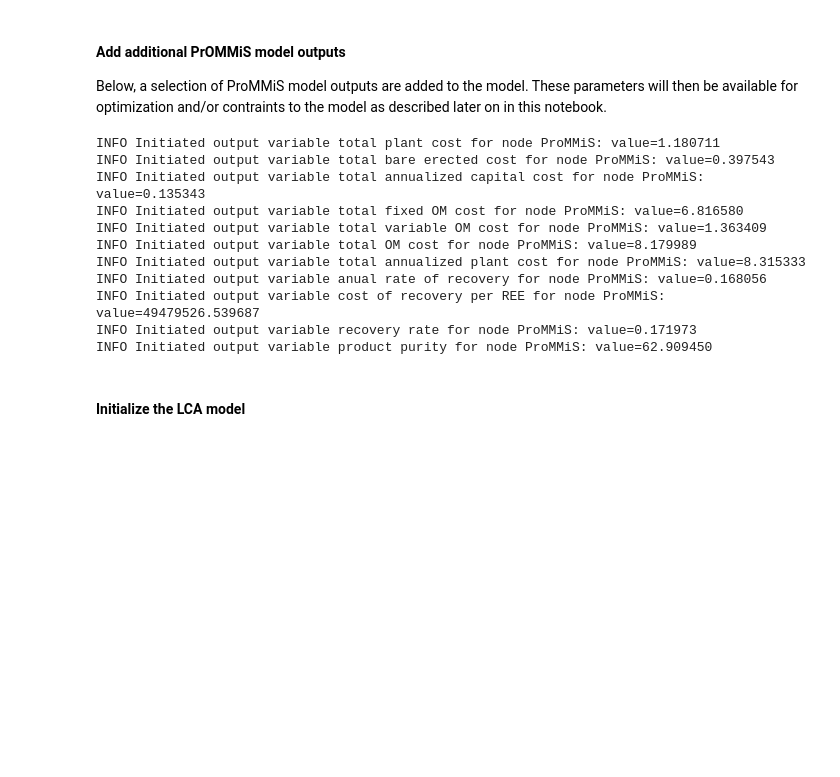
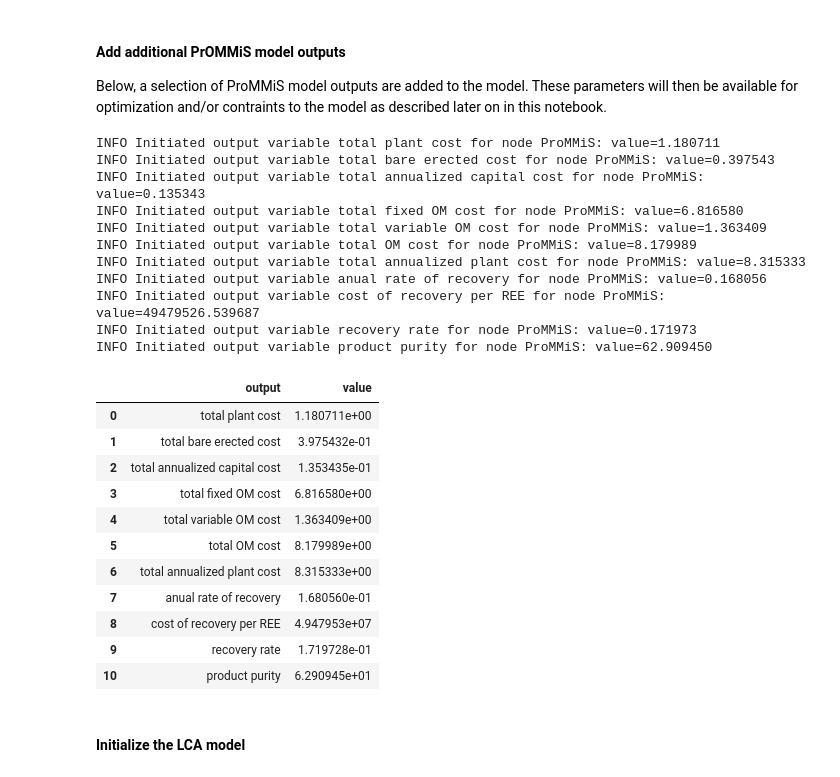
Before and after one commit to frankhanna94/lca-prommis-francis, a Jupyter notebook: IDAES_LCA_Integration.ipynb, the cells around one changed output. Drawn from its saved outputs; the diff is of its cells as text; code cells hidden in the pictures; blank space fills up the shorter version.

```diff
--- a/IDAES_LCA_Integration.ipynb
+++ b/IDAES_LCA_Integration.ipynb
@@ -149,18 +139,31 @@ Below, a selection of ProMMiS model outputs are added to the model.
 These parameters will then be available for optimization and/or contraints to the model as described later on in this notebook.</span>
 # %%
 prommis_outputs_df = foqus_class.generate_prommis_outputs(nf, m)
+prommis_outputs_df
 # %% [output]
 INFO Initiated output variable total plant cost for node ProMMiS: value=1.180711
 INFO Initiated output variable total bare erected cost for node ProMMiS: value=0.397543
 INFO Initiated output variable total annualized capital cost for node ProMMiS: value=0.135343
 INFO Initiated output variable total fixed OM cost for node ProMMiS: value=6.816580
 INFO Initiated output variable total variable OM cost for node ProMMiS: value=1.363409
 INFO Initiated output variable total OM cost for node ProMMiS: value=8.179989
 INFO Initiated output variable total annualized plant cost for node ProMMiS: value=8.315333
 INFO Initiated output variable anual rate of recovery for node ProMMiS: value=0.168056
 INFO Initiated output variable cost of recovery per REE for node ProMMiS: value=49479526.539687
 INFO Initiated output variable recovery rate for node ProMMiS: value=0.171973
 INFO Initiated output variable product purity for node ProMMiS: value=62.909450
+|  | output | value |
+| 0 | total plant cost | 1.180711e+00 |
+| 1 | total bare erected cost | 3.975432e-01 |
+| 2 | total annualized capital cost | 1.353435e-01 |
+| 3 | total fixed OM cost | 6.816580e+00 |
+| 4 | total variable OM cost | 1.363409e+00 |
+| 5 | total OM cost | 8.179989e+00 |
+| 6 | total annualized plant cost | 8.315333e+00 |
+| 7 | anual rate of recovery | 1.680560e-01 |
+| 8 | cost of recovery per REE | 4.947953e+07 |
+| 9 | recovery rate | 1.719728e-01 |
+| 10 | product purity | 6.290945e+01 |
 # %% [markdown]
 #### <span style="color:black; font-weight:bold"> Initialize the LCA model </span>
 # %% [markdown]
```
Also changed, not shown: parts of 20 cells of this notebook, 7 other files.
